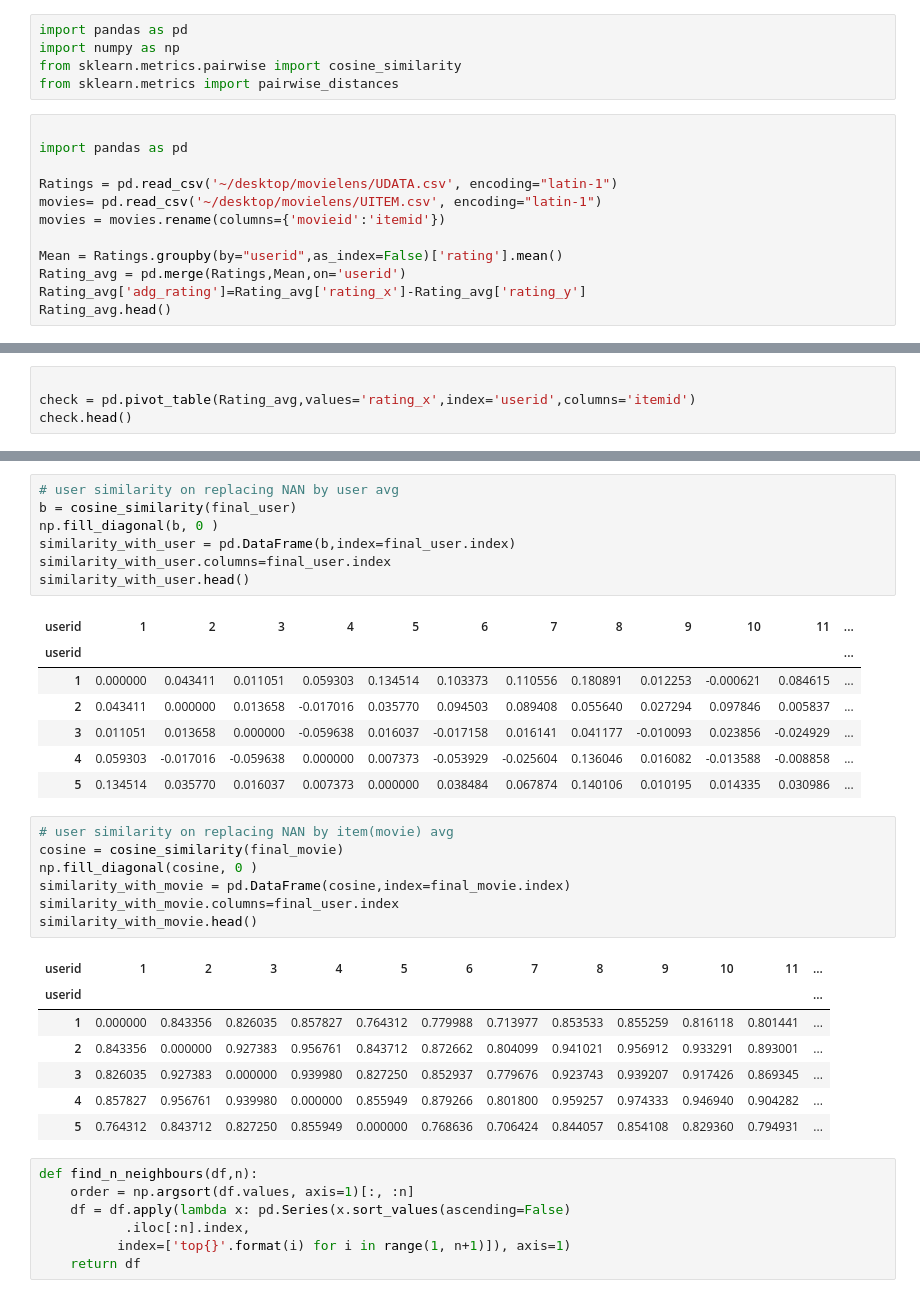
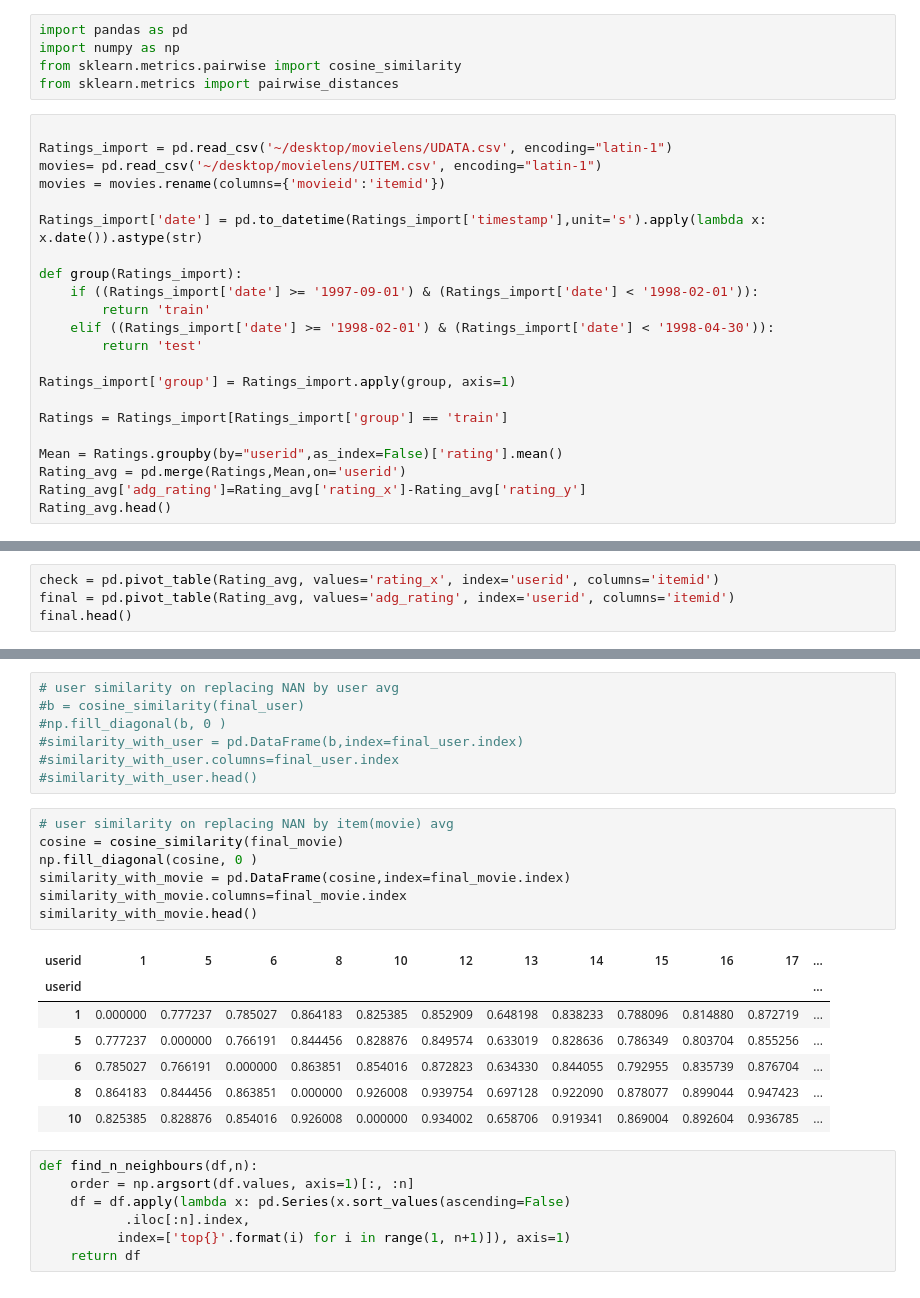
Before and after one commit to KennyMJL/SINA, a Jupyter notebook: rec_model_predict.ipynb, the cells around one changed output, grey strips where cells are left out. Cells and saved outputs as stored; diff of their text form.

```diff
--- a/rec_model_predict.ipynb
+++ b/rec_model_predict.ipynb
@@ -148,11 +148,21 @@ from sklearn.metrics.pairwise import cosine_similarity
 from sklearn.metrics import pairwise_distances
 # %%
 
-import pandas as pd
-
-Ratings = pd.read_csv('~/desktop/movielens/UDATA.csv', encoding="latin-1")
+Ratings_import = pd.read_csv('~/desktop/movielens/UDATA.csv', encoding="latin-1")
 movies= pd.read_csv('~/desktop/movielens/UITEM.csv', encoding="latin-1")
 movies = movies.rename(columns={'movieid':'itemid'})
+
+Ratings_import['date'] = pd.to_datetime(Ratings_import['timestamp'],unit='s').apply(lambda x: x.date()).astype(str)
+
+def group(Ratings_import):
+    if ((Ratings_import['date'] >= '1997-09-01') & (Ratings_import['date'] < '1998-02-01')):
+        return 'train'
+    elif ((Ratings_import['date'] >= '1998-02-01') & (Ratings_import['date'] < '1998-04-30')):
+        return 'test'
+
+Ratings_import['group'] = Ratings_import.apply(group, axis=1)
+
+Ratings = Ratings_import[Ratings_import['group'] == 'train']
 
 Mean = Ratings.groupby(by="userid",as_index=False)['rating'].mean()
 Rating_avg = pd.merge(Ratings,Mean,on='userid')
@@ -168,5 +178,5 @@ Rating_avg.head()
 # %%
-
-check = pd.pivot_table(Rating_avg,values='rating_x',index='userid',columns='itemid')
-check.head()
+check = pd.pivot_table(Rating_avg, values='rating_x', index='userid', columns='itemid')
+final = pd.pivot_table(Rating_avg, values='adg_rating', index='userid', columns='itemid')
+final.head()
 # %% [output]
@@ -210,33 +205,25 @@ final_user.head()
 # %%
 # user similarity on replacing NAN by user avg
-b = cosine_similarity(final_user)
-np.fill_diagonal(b, 0 )
-similarity_with_user = pd.DataFrame(b,index=final_user.index)
-similarity_with_user.columns=final_user.index
-similarity_with_user.head()
+#b = cosine_similarity(final_user)
+#np.fill_diagonal(b, 0 )
+#similarity_with_user = pd.DataFrame(b,index=final_user.index)
+#similarity_with_user.columns=final_user.index
+#similarity_with_user.head()
-# %% [output]
-| userid | 1 | 2 | 3 | 4 | 5 | 6 | 7 | 8 | 9 | 10 | 11 | ... |
-| userid |  |  |  |  |  |  |  |  |  |  |  | ... |
-| 1 | 0.000000 | 0.043411 | 0.011051 | 0.059303 | 0.134514 | 0.103373 | 0.110556 | 0.180891 | 0.012253 | -0.000621 | 0.084615 | ... |
-| 2 | 0.043411 | 0.000000 | 0.013658 | -0.017016 | 0.035770 | 0.094503 | 0.089408 | 0.055640 | 0.027294 | 0.097846 | 0.005837 | ... |
-| 3 | 0.011051 | 0.013658 | 0.000000 | -0.059638 | 0.016037 | -0.017158 | 0.016141 | 0.041177 | -0.010093 | 0.023856 | -0.024929 | ... |
-| 4 | 0.059303 | -0.017016 | -0.059638 | 0.000000 | 0.007373 | -0.053929 | -0.025604 | 0.136046 | 0.016082 | -0.013588 | -0.008858 | ... |
-| 5 | 0.134514 | 0.035770 | 0.016037 | 0.007373 | 0.000000 | 0.038484 | 0.067874 | 0.140106 | 0.010195 | 0.014335 | 0.030986 | ... |
 # %%
 # user similarity on replacing NAN by item(movie) avg
 cosine = cosine_similarity(final_movie)
 np.fill_diagonal(cosine, 0 )
 similarity_with_movie = pd.DataFrame(cosine,index=final_movie.index)
-similarity_with_movie.columns=final_user.index
+similarity_with_movie.columns=final_movie.index
 similarity_with_movie.head()
 # %% [output]
-| userid | 1 | 2 | 3 | 4 | 5 | 6 | 7 | 8 | 9 | 10 | 11 | ... |
+| userid | 1 | 5 | 6 | 8 | 10 | 12 | 13 | 14 | 15 | 16 | 17 | ... |
 | userid |  |  |  |  |  |  |  |  |  |  |  | ... |
-| 1 | 0.000000 | 0.843356 | 0.826035 | 0.857827 | 0.764312 | 0.779988 | 0.713977 | 0.853533 | 0.855259 | 0.816118 | 0.801441 | ... |
-| 2 | 0.843356 | 0.000000 | 0.927383 | 0.956761 | 0.843712 | 0.872662 | 0.804099 | 0.941021 | 0.956912 | 0.933291 | 0.893001 | ... |
-| 3 | 0.826035 | 0.927383 | 0.000000 | 0.939980 | 0.827250 | 0.852937 | 0.779676 | 0.923743 | 0.939207 | 0.917426 | 0.869345 | ... |
-| 4 | 0.857827 | 0.956761 | 0.939980 | 0.000000 | 0.855949 | 0.879266 | 0.801800 | 0.959257 | 0.974333 | 0.946940 | 0.904282 | ... |
-| 5 | 0.764312 | 0.843712 | 0.827250 | 0.855949 | 0.000000 | 0.768636 | 0.706424 | 0.844057 | 0.854108 | 0.829360 | 0.794931 | ... |
+| 1 | 0.000000 | 0.777237 | 0.785027 | 0.864183 | 0.825385 | 0.852909 | 0.648198 | 0.838233 | 0.788096 | 0.814880 | 0.872719 | ... |
+| 5 | 0.777237 | 0.000000 | 0.766191 | 0.844456 | 0.828876 | 0.849574 | 0.633019 | 0.828636 | 0.786349 | 0.803704 | 0.855256 | ... |
+| 6 | 0.785027 | 0.766191 | 0.000000 | 0.863851 | 0.854016 | 0.872823 | 0.634330 | 0.844055 | 0.792955 | 0.835739 | 0.876704 | ... |
+| 8 | 0.864183 | 0.844456 | 0.863851 | 0.000000 | 0.926008 | 0.939754 | 0.697128 | 0.922090 | 0.878077 | 0.899044 | 0.947423 | ... |
+| 10 | 0.825385 | 0.828876 | 0.854016 | 0.926008 | 0.000000 | 0.934002 | 0.658706 | 0.919341 | 0.869004 | 0.892604 | 0.936785 | ... |
 # %%
 def find_n_neighbours(df,n):
     order = np.argsort(df.values, axis=1)[:, :n]
```
Also changed, not shown: parts of 41 cells of this notebook.
